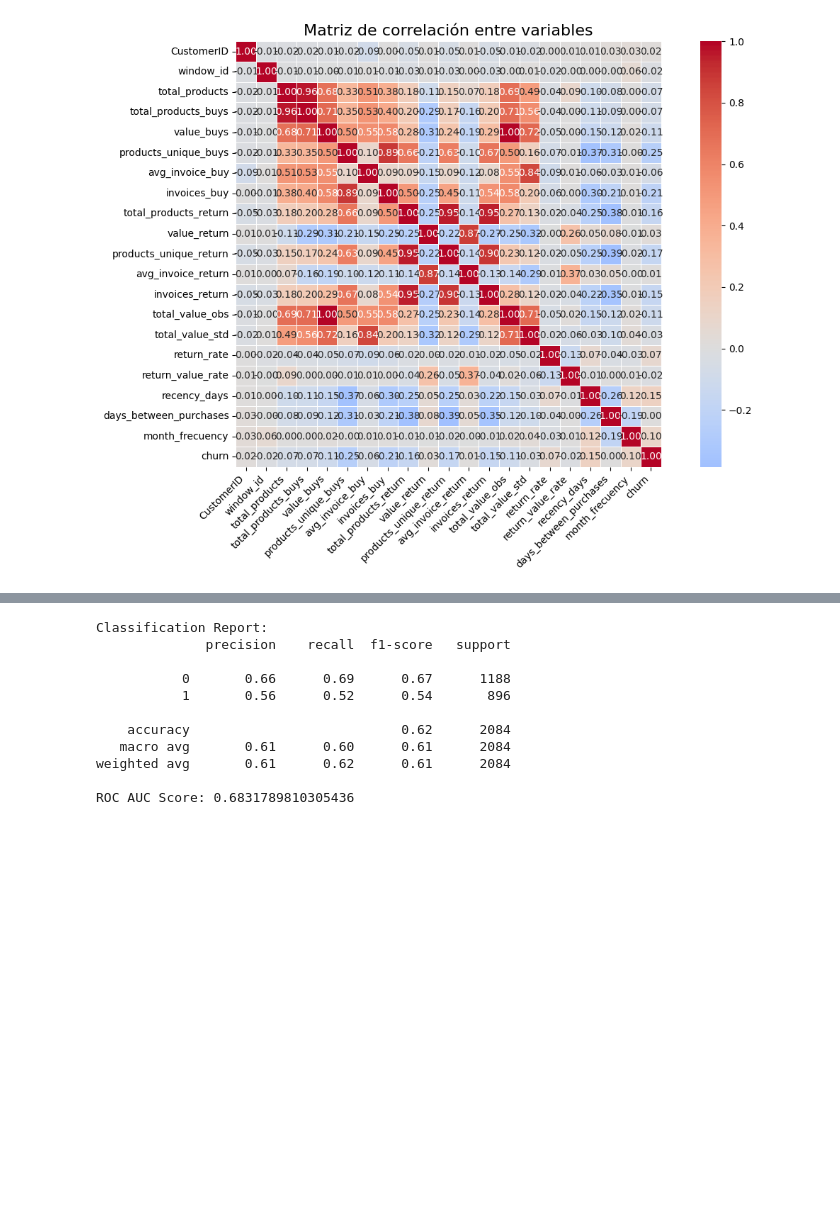
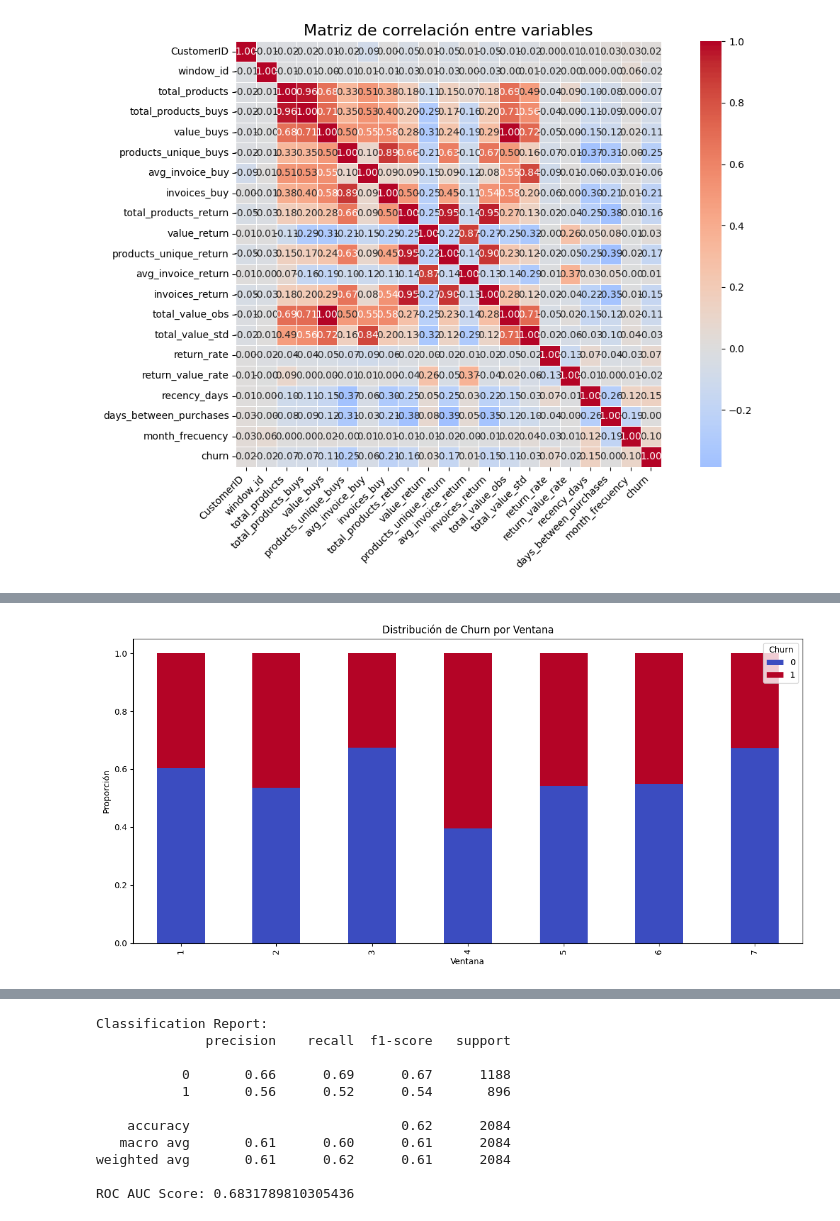
Before and after one commit to Leonel481/mlops-dtc-project, a Jupyter notebook: dev/churn.ipynb, the cells around one changed output, grey strips where cells are left out. Cells and saved outputs as stored; diff of their text form; code cells hidden in the pictures; blank space fills up the shorter version.

```diff
--- a/dev/churn.ipynb
+++ b/dev/churn.ipynb
@@ -813,0 +823,14 @@ plt.show()
+# %%
+# Suponiendo que tienes 'window_id' y 'churn'
+churn_dist = df_ventanas.groupby('window_id')['churn'].value_counts(normalize=True).unstack()
+
+# Plot
+churn_dist.plot(kind='bar', stacked=True, figsize=(12,6), colormap='coolwarm')
+plt.title('Distribución de Churn por Ventana')
+plt.ylabel('Proporción')
+plt.xlabel('Ventana')
+plt.legend(title='Churn')
+plt.tight_layout()
+plt.show()
+# %% [output]
+[figure, added]
```
Also changed, not shown: parts of 17 cells of this notebook, 2 other files.
